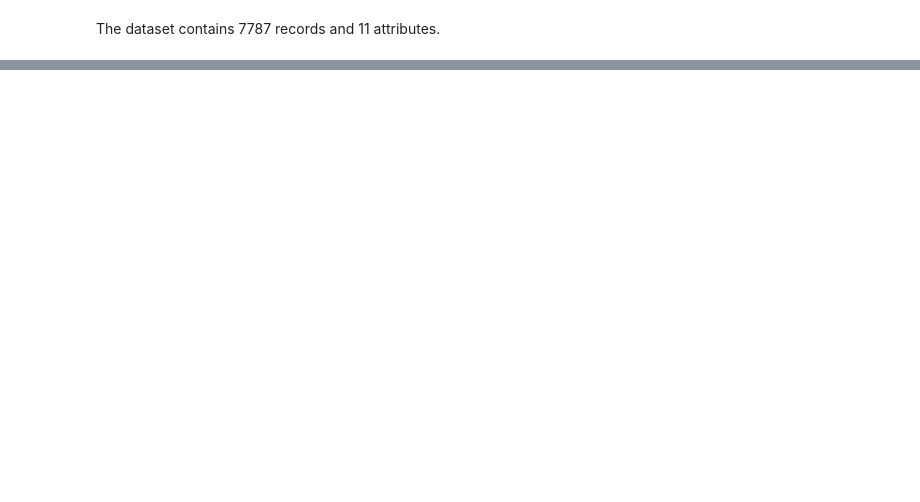
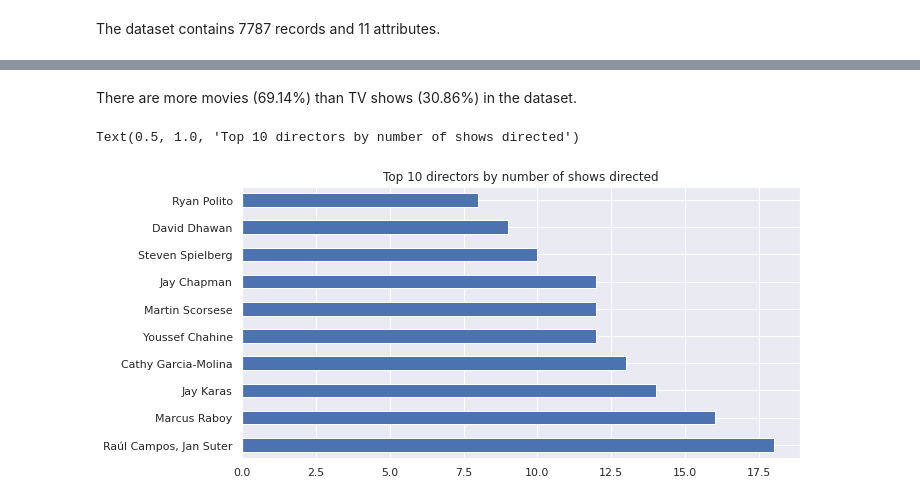
Before and after one commit to shaloy-lewis/Netflix_movies_and_tv_shows_clustering, a Jupyter notebook: Netflix_Movies_and_TV_Shows_Clustering_Shaloy_Lewis.ipynb, the cells around one changed output, grey strips where cells are left out. Drawn from its saved outputs; the diff is of its cells as text; code cells hidden in the pictures; blank space fills up the shorter version.

```diff
--- a/Netflix_Movies_and_TV_Shows_Clustering_Shaloy_Lewis.ipynb
+++ b/Netflix_Movies_and_TV_Shows_Clustering_Shaloy_Lewis.ipynb
@@ -131,0 +378,10 @@ There are missing values in many columns,
+# %% [markdown]
+There are more movies (69.14%) than TV shows (30.86%)  in the dataset.
+# %%
+# Top 10 directors in the dataset
+plt.figure(figsize=(10,5))
+df[~(df['director']=='Unknown')].director.value_counts().nlargest(10).plot(kind='barh')
+plt.title('Top 10 directors by number of shows directed')
+# %% [output]
+Text(0.5, 1.0, 'Top 10 directors by number of shows directed')
+[figure, added]
```
Also changed, not shown: parts of 60 cells of this notebook.
